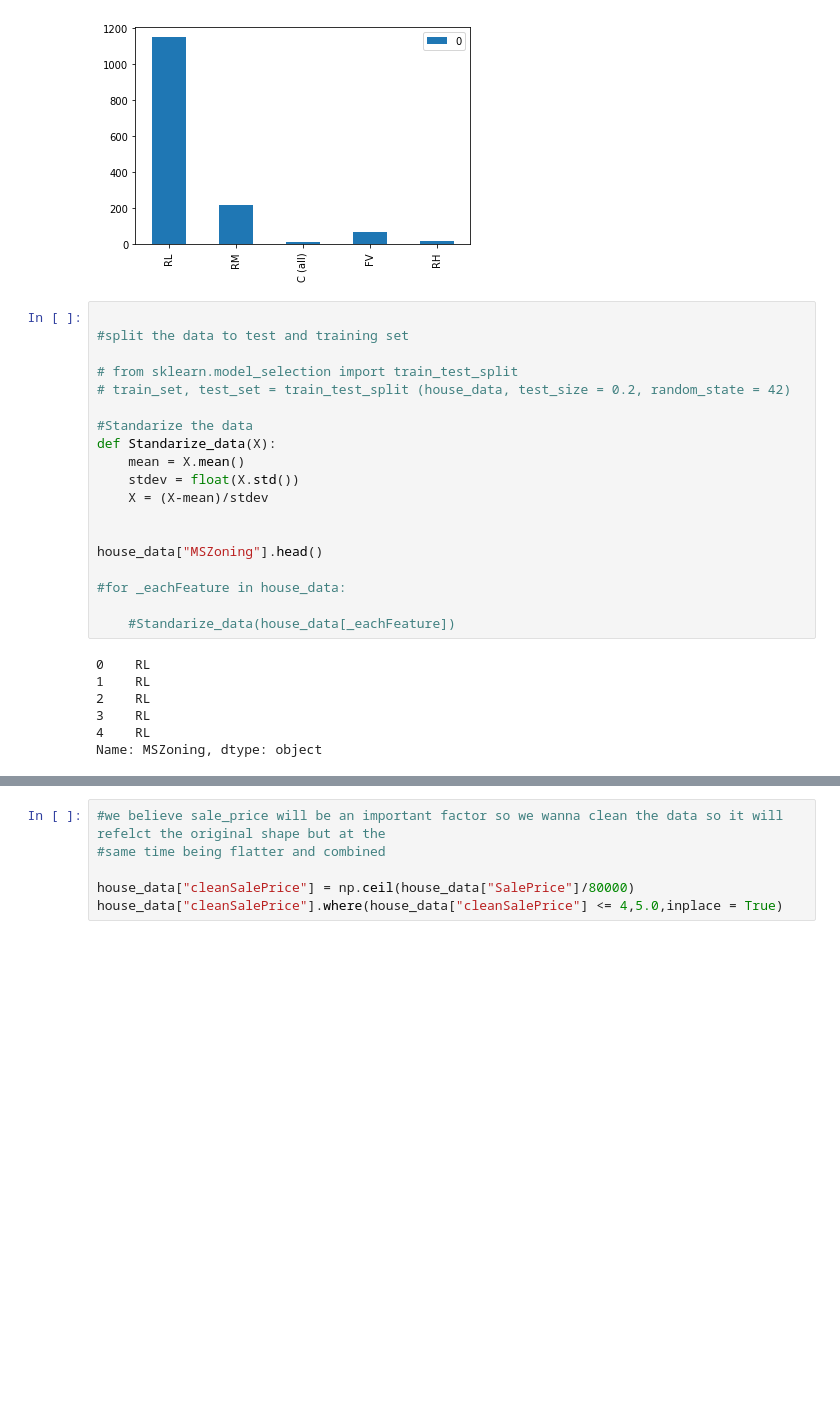
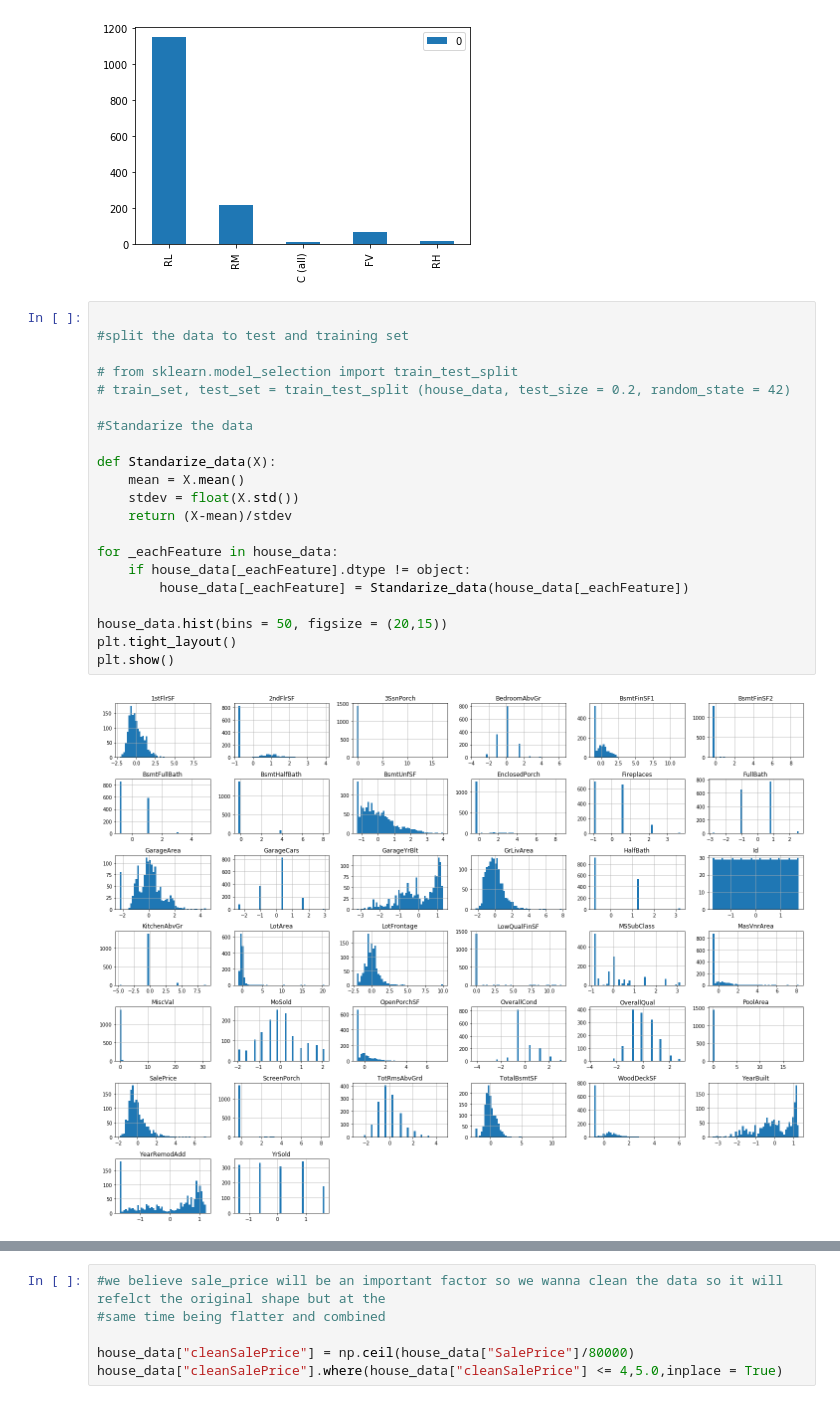
Before and after one commit to estella98/kaggle_housePrice, a Jupyter notebook: House Price Competiton.ipynb, the cells around one changed output, grey strips where cells are left out. Saved outputs shown, nothing was run; the diff lists cells and outputs as text; blank space fills up the shorter version.

Commit message:
finish standarize all data

```diff
--- a/House Price Competiton.ipynb
+++ b/House Price Competiton.ipynb
@@ -27,28 +48,25 @@ df.plot(kind='bar')
 # %%
 
 #split the data to test and training set
 
 # from sklearn.model_selection import train_test_split
 # train_set, test_set = train_test_split (house_data, test_size = 0.2, random_state = 42)
 
 #Standarize the data
+
 def Standarize_data(X):
     mean = X.mean()
     stdev = float(X.std())
-    X = (X-mean)/stdev
+    return (X-mean)/stdev
 
+for _eachFeature in house_data:
+    if house_data[_eachFeature].dtype != object:
+        house_data[_eachFeature] = Standarize_data(house_data[_eachFeature])
 
-house_data["MSZoning"].head()
-
-#for _eachFeature in house_data:
-
-    #Standarize_data(house_data[_eachFeature])
+house_data.hist(bins = 50, figsize = (20,15))
+plt.tight_layout()
+plt.show()
 # %% [output]
-0    RL
-1    RL
-2    RL
-3    RL
-4    RL
-Name: MSZoning, dtype: object
+[figure, added]
 # %% [markdown]
 now oberserve the data above
```
Also changed, not shown: parts of 3 cells of this notebook, 1 other file.
